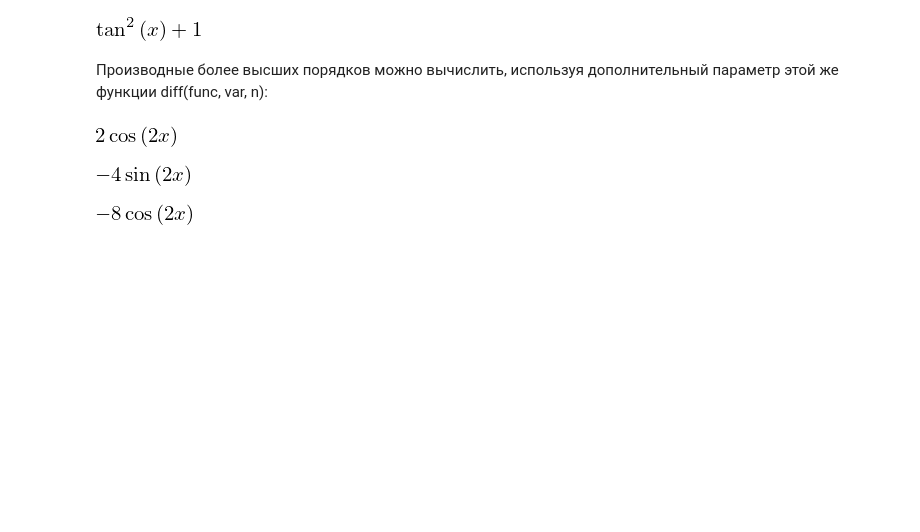
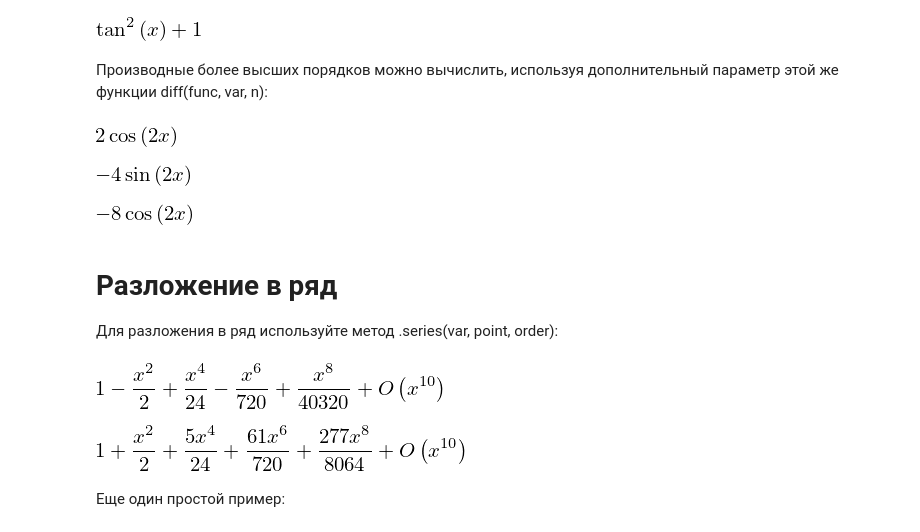
Before and after one commit to KazAndr/balavstvo_checking, a Jupyter notebook: test_modules/sympy/sympy_test.ipynb, the cells around one changed output. Cells and saved outputs as stored; diff of their text form; code cells hidden in the pictures; blank space fills up the shorter version.

```diff
--- a/test_modules/sympy/sympy_test.ipynb
+++ b/test_modules/sympy/sympy_test.ipynb
@@ -225,3 +225,18 @@ diff(sin(2*x), x, 2)
 diff(sin(2*x), x, 3)
 # %% [output]
 [figure]
+# %% [markdown]
+# Разложение в ряд
+Для разложения в ряд используйте метод .series(var, point, order):
+# %%
+from sympy import Symbol, cos
+x = Symbol('x')
+cos(x).series(x, 0, 10)
+# %% [output]
+[figure, added]
+# %%
+(1/cos(x)).series(x, 0, 10)
+# %% [output]
+[figure, added]
+# %% [markdown]
+Еще один простой пример:
```
